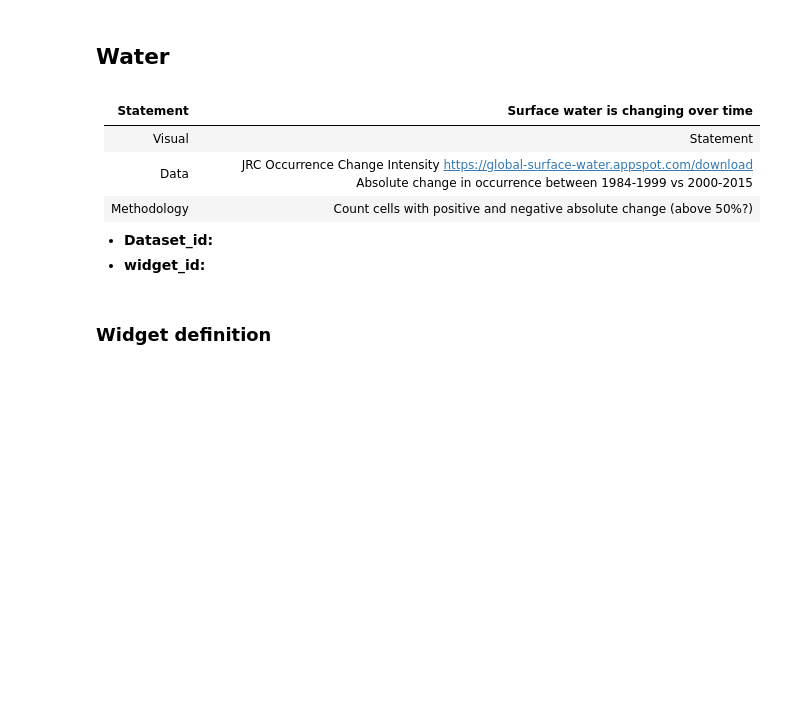
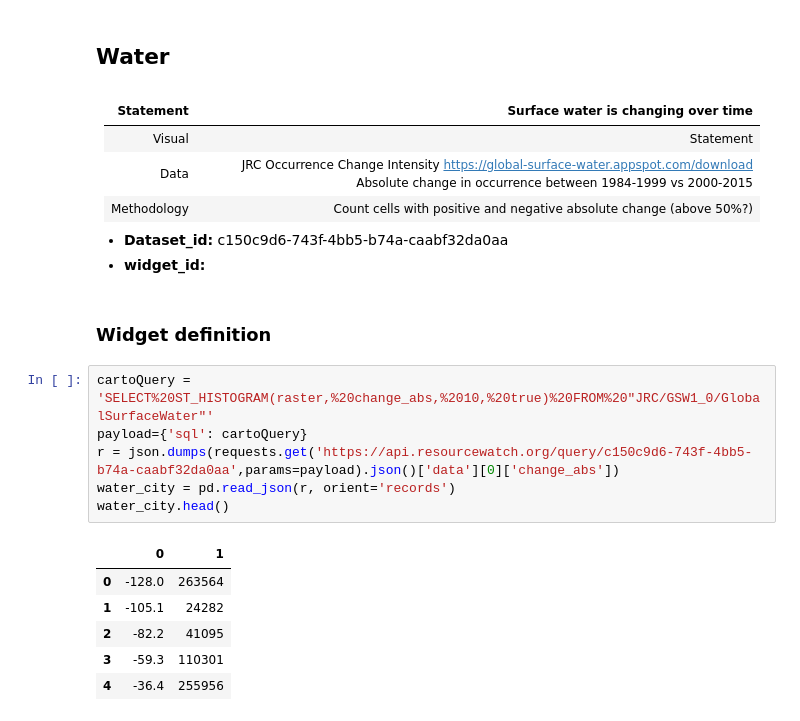
Before and after one commit to resource-watch/notebooks, a Jupyter notebook: ResourceWatch/dashboards/water_dashboard.ipynb, the cells around one changed output. Saved outputs shown, nothing was run; the diff lists cells and outputs as text; blank space fills up the shorter version.

```diff
--- a/ResourceWatch/dashboards/water_dashboard.ipynb
+++ b/ResourceWatch/dashboards/water_dashboard.ipynb
@@ -349,7 +346,20 @@ water_city.head(3)
 | Data         | JRC Occurrence Change Intensity https://global-surface-water.appspot.com/download Absolute change in occurrence between 1984-1999 vs 2000-2015 |
 | Methodology  | Count cells with positive and negative absolute change (above 50%?) |
 
-* **Dataset_id:**
+* **Dataset_id:** c150c9d6-743f-4bb5-b74a-caabf32da0aa
 * **widget_id:**
 # %% [markdown]
 ### Widget definition
+# %%
+cartoQuery = 'SELECT%20ST_HISTOGRAM(raster,%20change_abs,%2010,%20true)%20FROM%20"JRC/GSW1_0/GlobalSurfaceWater"'
+payload={'sql': cartoQuery}
+r = json.dumps(requests.get('https://api.resourcewatch.org/query/c150c9d6-743f-4bb5-b74a-caabf32da0aa',params=payload).json()['data'][0]['change_abs'])
+water_city = pd.read_json(r, orient='records')
+water_city.head()
+# %% [output]
+|  | 0 | 1 |
+| 0 | -128.0 | 263564 |
+| 1 | -105.1 | 24282 |
+| 2 | -82.2 | 41095 |
+| 3 | -59.3 | 110301 |
+| 4 | -36.4 | 255956 |
```
Also changed, not shown: parts of 6 cells of this notebook, 3 other files.
